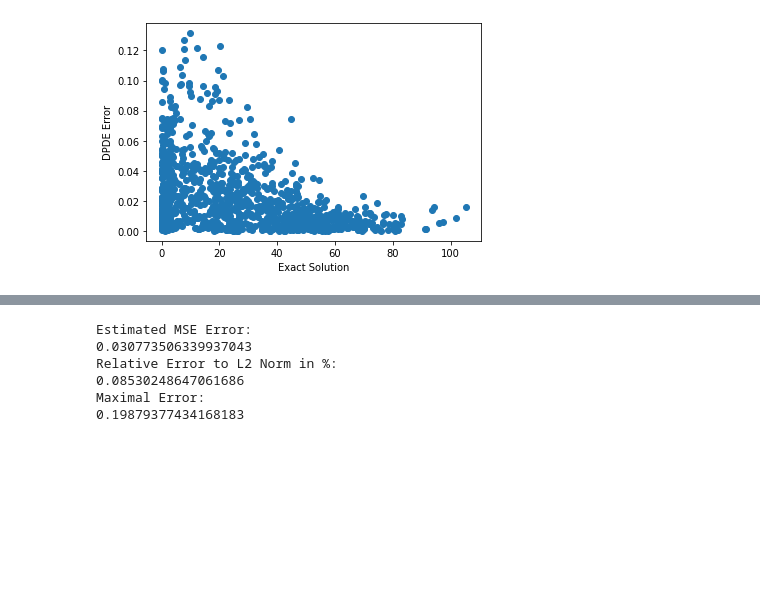
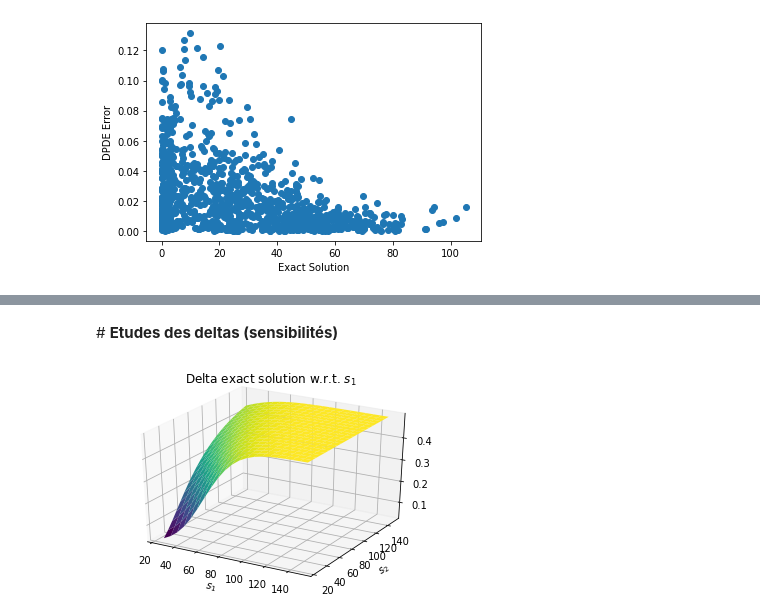
Before and after one commit to Noureddineidir/ML-4-Finance, a Jupyter notebook: Deep_PDEs_Greeks.ipynb, the cells around one changed output, grey strips where cells are left out. Drawn from its saved outputs; the diff is of its cells as text; code cells hidden in the pictures; blank space fills up the shorter version.

```diff
--- a/Deep_PDEs_Greeks.ipynb
+++ b/Deep_PDEs_Greeks.ipynb
@@ -667,7 +214,0 @@ x= tf.Variable(s1_interior)
-# %%
-with tf.GradientTape() as tape:
-  exact_solution_interior = [exact_solution(t=t_interior[i], s1=x[i], s2=s2_interior[i], riskfree_rate=riskfree_rate_interior[i],
-               volatility1=volatility1_interior[i], volatility2=volatility2_interior[i], correlation=correlation_interior[i]) for i in range(0,len(data_interior[:, 0:1]))]
-  exact_solution_interior= np.reshape(exact_solution_interior, (len(exact_solution_interior),1))
-
-  gradient_exact_solution = tape.gradient(exact_solution_interior, x)[0]
@@ -1060,17 +1019,25 @@ exact_solution_evaluated = np.array(exact_solution_evaluated).reshape(-1, 1)
-# %%
-print('Estimated MSE Error:')
-print(np.sqrt(np.mean(np.square(exact_solution_evaluated - DPDE_solution))))
-
-print('Relative Error to L2 Norm in %:')
-print(np.sqrt(np.mean(np.square(exact_solution_evaluated - DPDE_solution)))
-        / np.sqrt(np.mean(np.square(exact_solution_evaluated)))*100)
-
-print('Maximal Error:')
-print(np.max(exact_solution_evaluated - DPDE_solution))
-# %% [output]
-Estimated MSE Error:
-0.030773506339937043
-Relative Error to L2 Norm in %:
-0.08530248647061686
-Maximal Error:
-0.19879377434168183
+# %% [markdown]
+# **Etudes des deltas (sensibilités)**
+# %%
+def delta_explicit(t,s1,s2,riskfree_rate, volatility1, volatility2,correlation):
+  p1 = exact_solution(t, s1+6.25, s2, riskfree_rate, volatility1, volatility2,correlation)
+  p2 = exact_solution(t, s1, s2, riskfree_rate, volatility1, volatility2,correlation)
+  return((p1-p2)/6.25)
+
+def delta_dnn(t,s1,s2,riskfree_rate, volatility1, volatility2,correlation, model):
+  p1 = model.predict(np.array([normalise_time(t), normalise_logprice(np.log(s1+6.25)), normalise_logprice(np.log(s2)), normalise_riskfree_rate(riskfree_rate_eval), normalise_volatility(volatility1), normalise_volatility(volatility2), normalise_correlation(correlation)]).reshape(1,7))[0]
+  p2 = model.predict(np.array([normalise_time(t), normalise_logprice(np.log(s1)), normalise_logprice(np.log(s2)), normalise_riskfree_rate(riskfree_rate_eval), normalise_volatility(volatility1), normalise_volatility(volatility2), normalise_correlation(correlation)]).reshape(1,7))[0]
+  return((p1-p2)/6.25)
+# %%
+delta_exact_solution = [delta_explicit(t=t_max, s1=s1[0], s2=s2[0],
+                                riskfree_rate=riskfree_rate_eval,
+                                volatility1=volatility1_eval,
+                                volatility2=volatility2_eval,
+                                correlation=correlation_eval)
+                  for s1, s2 in zip(
+                      s1_plot_mesh.reshape(-1, 1), s2_plot_mesh.reshape(-1, 1))
+
+                  ]
+delta_exact_solution = np.array(delta_exact_solution)
+delta_exact_solution = delta_exact_solution.reshape(
+    nr_samples_surface_plot, nr_samples_surface_plot)
@@ -1076,0 +1058,11 @@ Maximal Error:
+# %%
+fig = plt.figure()
+ax = plt.axes(projection='3d')
+
+ax.plot_surface(s1_plot_mesh, s2_plot_mesh, delta_exact_solution, cmap='viridis')
+ax.set_title('Delta exact solution w.r.t. $s_1$')
+ax.set_xlabel('$s_1$')
+ax.set_ylabel('$s_2$')
+plt.show()
+# %% [output]
+[figure, added]
```
Also changed, not shown: parts of 109 cells of this notebook.
